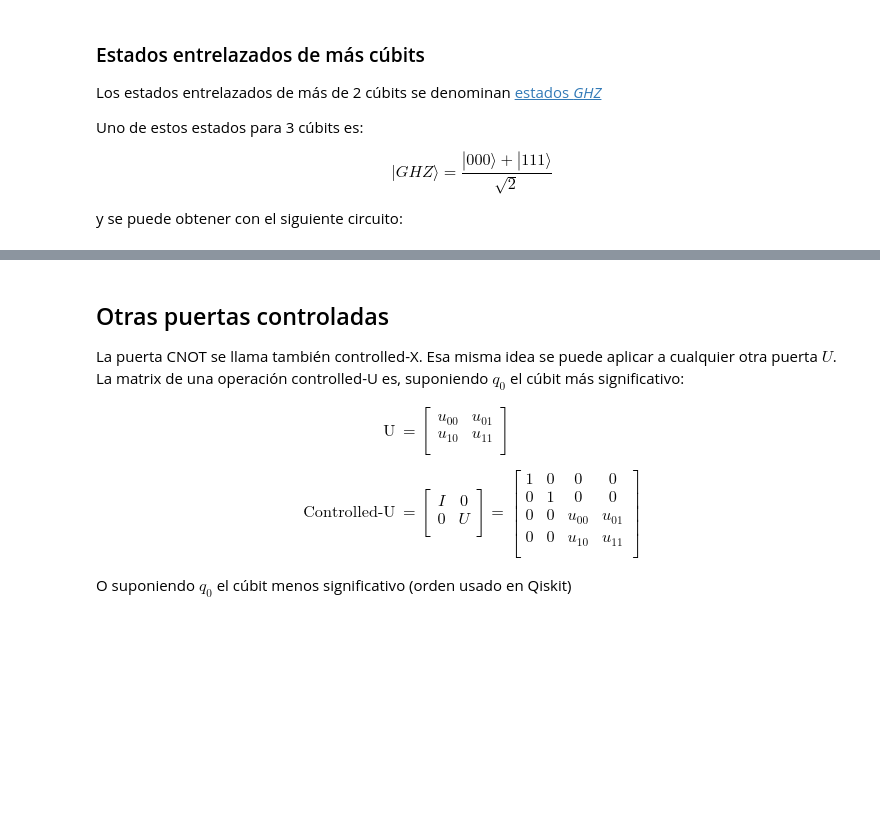
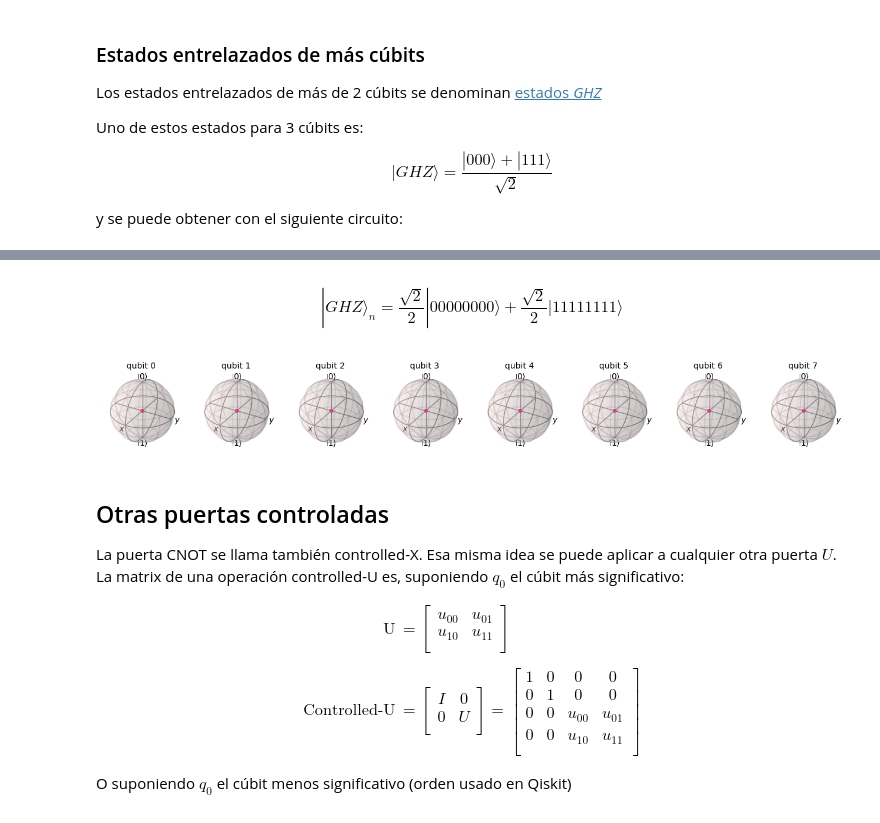
Before and after one commit to tarabelo/2024-VIU-Quantum, a Jupyter notebook: Puertas cuánticas.ipynb, the cells around one changed output, grey strips where cells are left out. Saved outputs shown, nothing was run; the diff lists cells and outputs as text; code cells hidden in the pictures; blank space fills up the shorter version.

```diff
--- a/Puertas cuánticas.ipynb
+++ b/Puertas cuánticas.ipynb
@@ -893,3 +903,20 @@ obten_estado(qc, "|GHZ\\rangle = ")
+# %%
+# Generalizamos para n qubits
+# Definimos una función que devuelve el circuito
+def get_qc_for_n_qubit_GHZ(n):
+    qc = QuantumCircuit(n)
+    qc.h(0)
+    for i in range(n-1):
+        qc.cx(i,i+1)
+    return(qc)
+
+n = 8
+qc = get_qc_for_n_qubit_GHZ(n)
+#qc.draw('mpl')
+obten_estado(qc, "|GHZ\\rangle_n = ")
+# %% [output]
+$$|GHZ\rangle_n = \frac{\sqrt{2}}{2} |00000000\rangle+\frac{\sqrt{2}}{2} |11111111\rangle$$
+[figure, added]
 # %% [markdown]
 ## Otras puertas controladas <a id="otrasp"></a>
 
```
Also changed, not shown: parts of 23 cells of this notebook.
